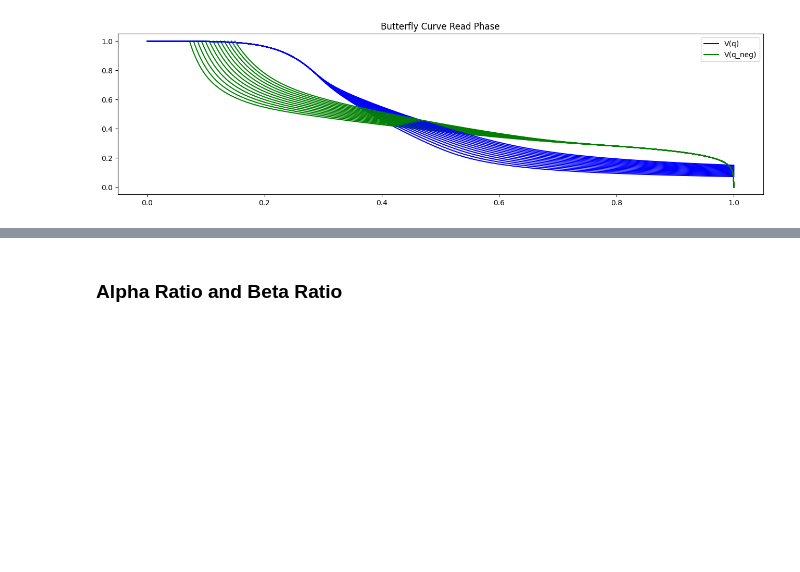
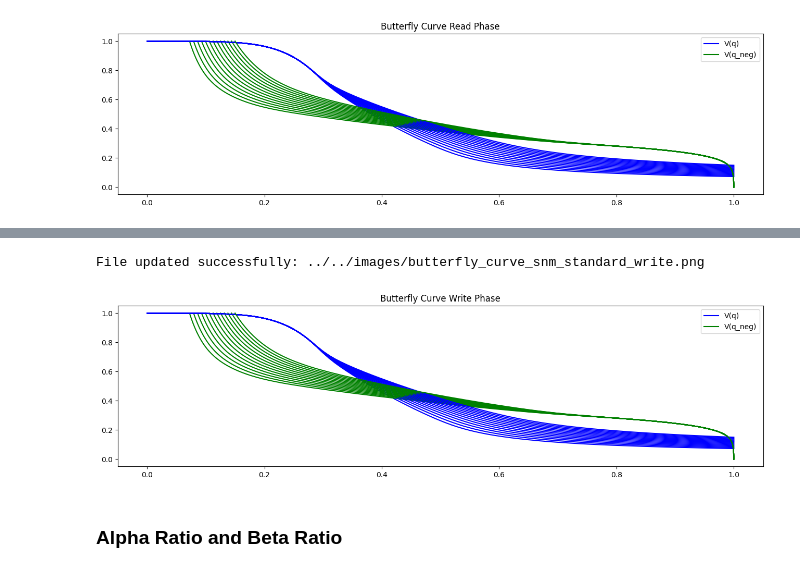
Before and after one commit to gubbriaco/sram-analysis, a Jupyter notebook: python/drv-analysis/drv_analysis.ipynb, the cells around one changed output, grey strips where cells are left out. Cells and saved outputs as stored; diff of their text form; code cells hidden in the pictures; blank space fills up the shorter version.

```diff
--- a/python/drv-analysis/drv_analysis.ipynb
+++ b/python/drv-analysis/drv_analysis.ipynb
@@ -212,3 +293,17 @@ File updated successfully: ../../images/butterfly_curve_snm_standard_read.png
+# %%
+plt.figure(figsize=(16, 4))
+for step in range(len(steps)):
+    plt.plot(vsweep_snm_standard_write.get_wave(step), v_q_snm_standard_write.get_wave(step), label=steps[step], color='blue')
+    plt.plot(v_q_snm_standard_write.get_wave(step), vsweep_snm_standard_write.get_wave(step), label=steps[step], color='green')
+plt.title("Butterfly Curve Write Phase")
+plt.legend(["V(q)", "V(q_neg)"])
+butterfly_curve_snm_standard_write_path_image = os.path.join(images, "butterfly_curve_snm_standard_write.png")
+check_output_image(butterfly_curve_snm_standard_write_path_image)
+plt.savefig(butterfly_curve_snm_standard_write_path_image)
+plt.show()
+# %% [output]
+File updated successfully: ../../images/butterfly_curve_snm_standard_write.png
+[figure, added]
 # %% [markdown]
 <h3>Alpha Ratio and Beta Ratio</h3>
 # %%
```
Also changed, not shown: parts of 9 cells of this notebook, 15 other files.
